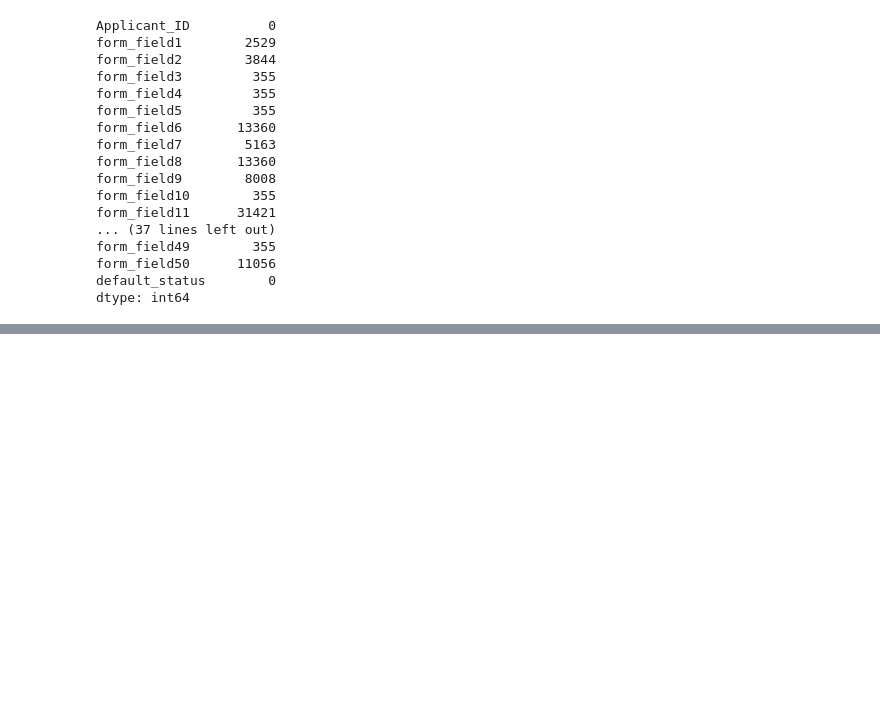
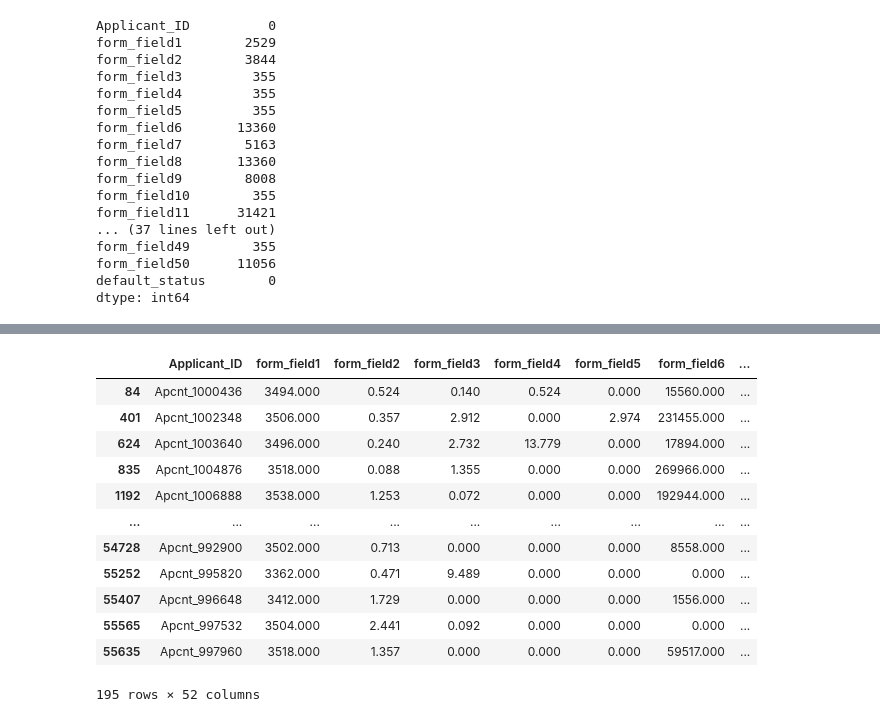
Before and after one commit to Ayanlola2002/DATA-SCIENCE-PROJECTS, a Jupyter notebook: DSN_BOOTCAMP_2020.ipynb, the cells around one changed output, grey strips where cells are left out. Saved outputs shown, nothing was run; the diff lists cells and outputs as text; code cells hidden in the pictures; blank space fills up the shorter version.

```diff
--- a/DSN_BOOTCAMP_2020.ipynb
+++ b/DSN_BOOTCAMP_2020.ipynb
@@ -98,0 +173,3 @@ DF['']
+# %%
+col_list_train=train_df.isnull().sum().loc[(train_df.isnull().sum())>0].index.tolist()
+col_list_train
@@ -98,0 +215,17 @@ DF['']
+# %%
+train_df=train_df.dropna(subset=col_list_train)
+train_df
+# %% [output]
+|  | Applicant_ID | form_field1 | form_field2 | form_field3 | form_field4 | form_field5 | form_field6 | ... |
+| 84 | Apcnt_1000436 | 3494.000 | 0.524 | 0.140 | 0.524 | 0.000 | 15560.000 | ... |
+| 401 | Apcnt_1002348 | 3506.000 | 0.357 | 2.912 | 0.000 | 2.974 | 231455.000 | ... |
+| 624 | Apcnt_1003640 | 3496.000 | 0.240 | 2.732 | 13.779 | 0.000 | 17894.000 | ... |
+| 835 | Apcnt_1004876 | 3518.000 | 0.088 | 1.355 | 0.000 | 0.000 | 269966.000 | ... |
+| 1192 | Apcnt_1006888 | 3538.000 | 1.253 | 0.072 | 0.000 | 0.000 | 192944.000 | ... |
+| ... | ... | ... | ... | ... | ... | ... | ... | ... |
+| 54728 | Apcnt_992900 | 3502.000 | 0.713 | 0.000 | 0.000 | 0.000 | 8558.000 | ... |
+| 55252 | Apcnt_995820 | 3362.000 | 0.471 | 9.489 | 0.000 | 0.000 | 0.000 | ... |
+| 55407 | Apcnt_996648 | 3412.000 | 1.729 | 0.000 | 0.000 | 0.000 | 1556.000 | ... |
+| 55565 | Apcnt_997532 | 3504.000 | 2.441 | 0.092 | 0.000 | 0.000 | 0.000 | ... |
+| 55635 | Apcnt_997960 | 3518.000 | 1.357 | 0.000 | 0.000 | 0.000 | 59517.000 | ... |
+195 rows × 52 columns
```
Also changed, not shown: parts of 22 cells of this notebook.
